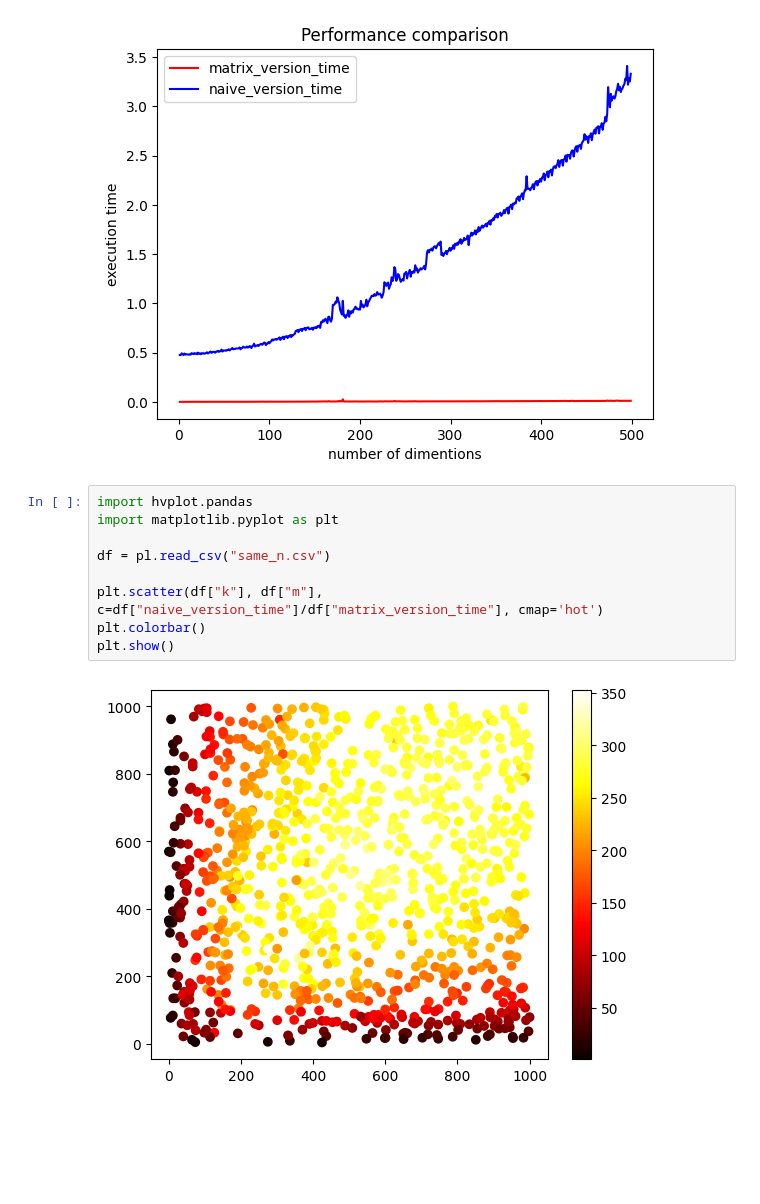
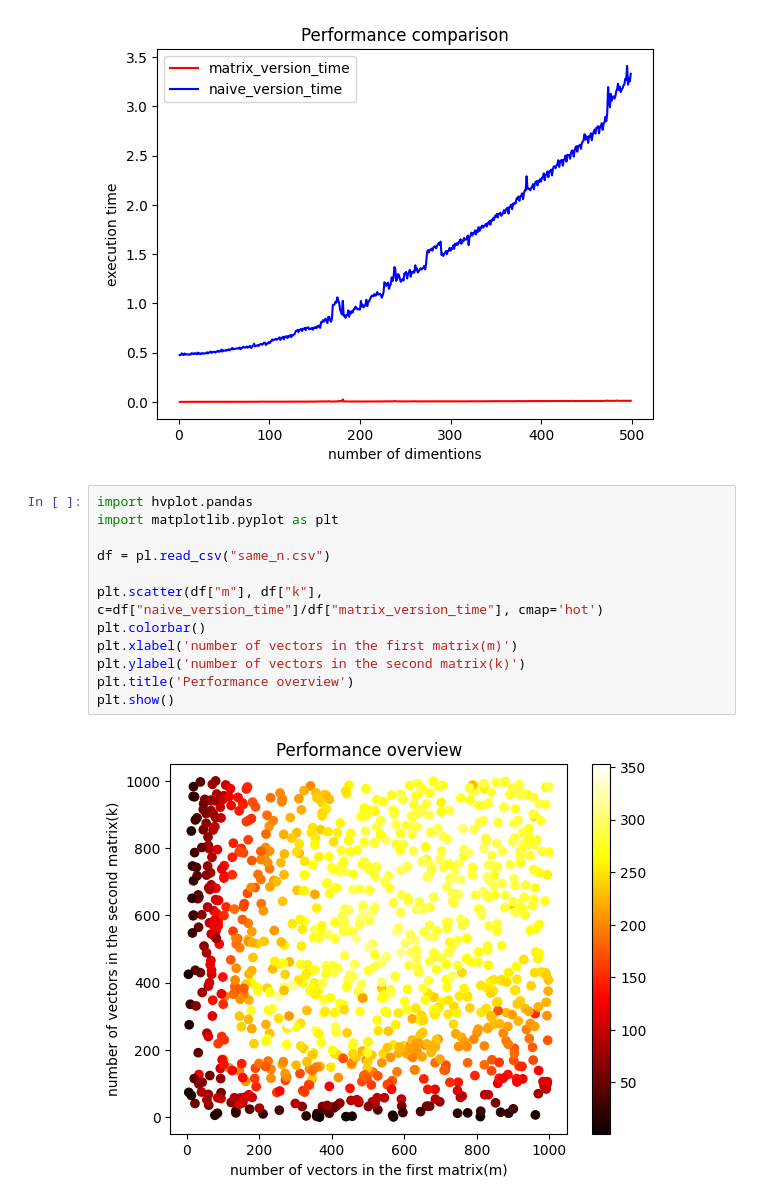
Before and after one commit to Rodnik05/MultidimentionalOpinionDynamics, a Jupyter notebook: performance_test.ipynb, the cells around one changed output. Cells and saved outputs as stored; diff of their text form; blank space fills up the shorter version.

```diff
--- a/performance_test.ipynb
+++ b/performance_test.ipynb
@@ -143,11 +143,14 @@ plt.show()
 # %%
 import hvplot.pandas
 import matplotlib.pyplot as plt
 
 df = pl.read_csv("same_n.csv")
 
-plt.scatter(df["k"], df["m"], c=df["naive_version_time"]/df["matrix_version_time"], cmap='hot')
+plt.scatter(df["m"], df["k"], c=df["naive_version_time"]/df["matrix_version_time"], cmap='hot')
 plt.colorbar()
+plt.xlabel('number of vectors in the first matrix(m)')
+plt.ylabel('number of vectors in the second matrix(k)')
+plt.title('Performance overview')
 plt.show()
 # %% [output]
-[figure, old version]
+[figure, new version]
```
